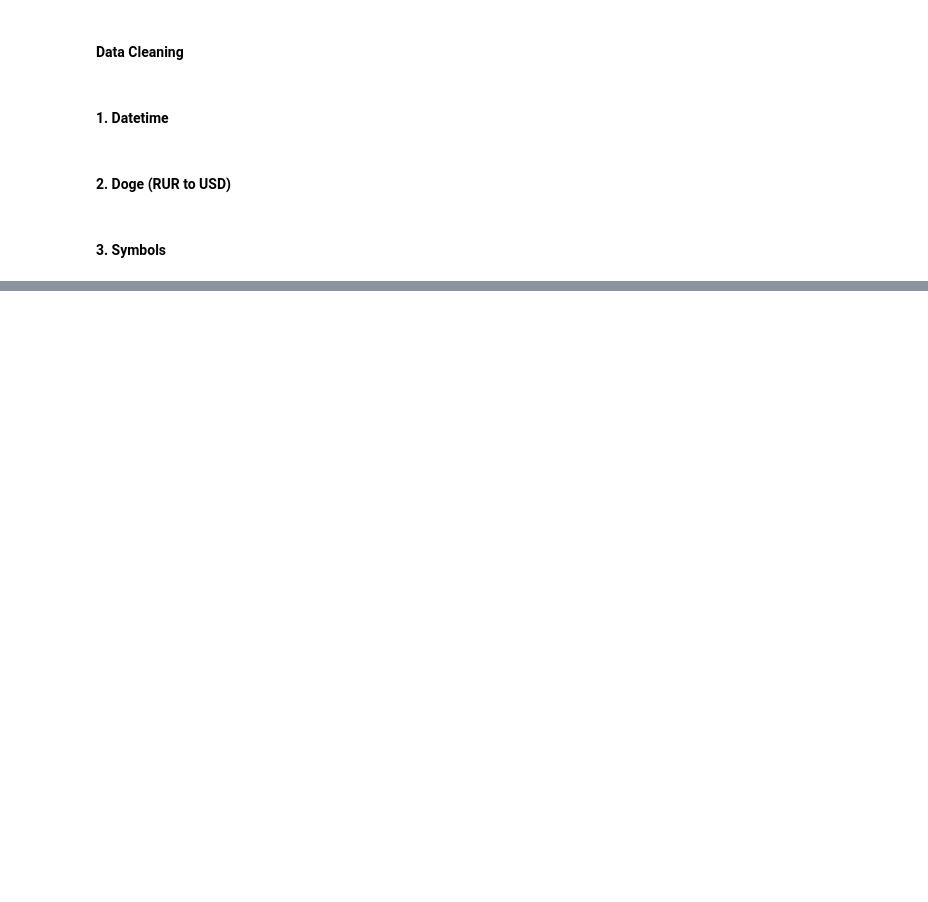
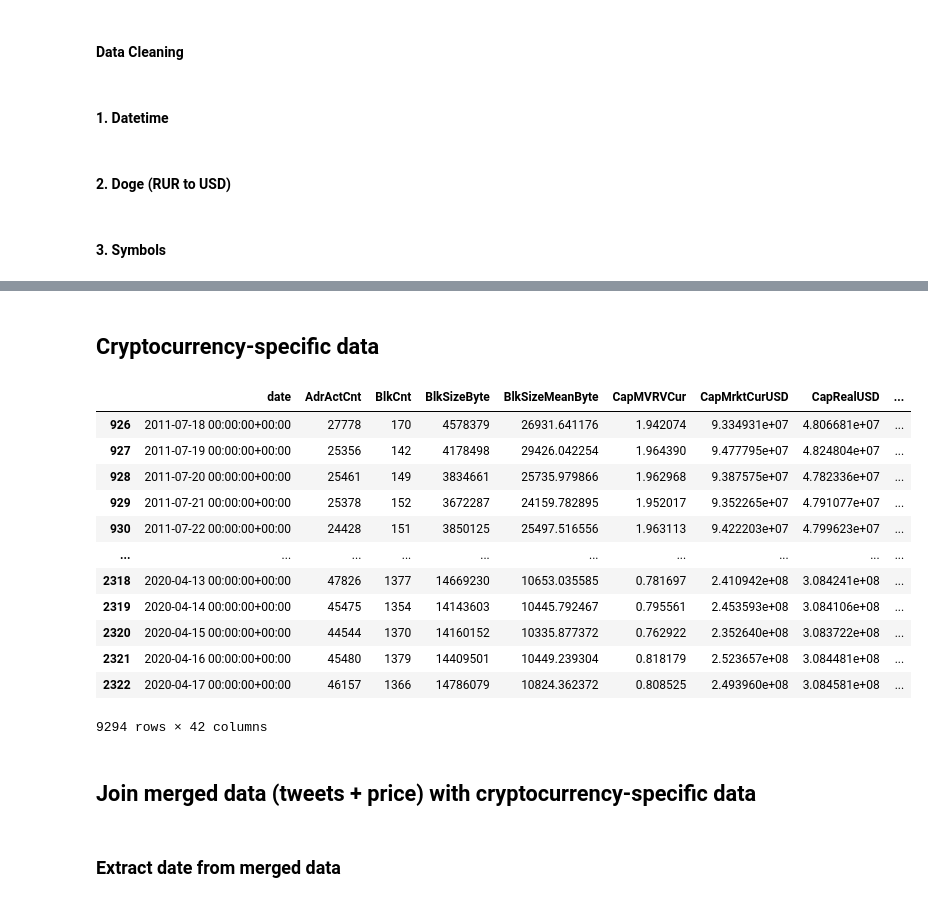
Before and after one commit to hweelin-yeo/CryptOracle, a Jupyter notebook: ds_project.ipynb, the cells around one changed output, grey strips where cells are left out. Drawn from its saved outputs; the diff is of its cells as text; code cells hidden in the pictures; blank space fills up the shorter version.

Commit message:
merged cryptocurrency-specific features

```diff
--- a/ds_project.ipynb
+++ b/ds_project.ipynb
@@ -346,0 +345,41 @@ Number of matched tweet groups for k = 48: 960
+# %% [markdown]
+## Cryptocurrency-specific data
+# %%
+BTC_data = pd.read_csv("data/btc.csv")
+ETH_data = pd.read_csv("data/eth.csv")
+LTC_data = pd.read_csv("data/ltc.csv")
+BCH_data = pd.read_csv("data/bch.csv")
+DOGE_data = pd.read_csv("data/doge.csv")
+
+BTC_data["coin"] = "BTC.X"
+ETH_data["coin"] = "ETH.X"
+LTC_data["coin"] = "LTC.X"
+BCH_data["coin"] = "BCH.X"
+DOGE_data["coin"] = "DOGE.X"
+
+data_df_lists = [BTC_data, ETH_data, LTC_data, BCH_data, DOGE_data]
+
+for df in data_df_lists:
+    df.dropna(inplace = True)
+    df['date'] = pd.to_datetime(df['date'], utc = True)
+
+data_df_combined = pd.concat(data_df_lists)
+data_df_combined
+# %% [output]
+|  | date | AdrActCnt | BlkCnt | BlkSizeByte | BlkSizeMeanByte | CapMVRVCur | CapMrktCurUSD | CapRealUSD | ... |
+| 926 | 2011-07-18 00:00:00+00:00 | 27778 | 170 | 4578379 | 26931.641176 | 1.942074 | 9.334931e+07 | 4.806681e+07 | ... |
+| 927 | 2011-07-19 00:00:00+00:00 | 25356 | 142 | 4178498 | 29426.042254 | 1.964390 | 9.477795e+07 | 4.824804e+07 | ... |
+| 928 | 2011-07-20 00:00:00+00:00 | 25461 | 149 | 3834661 | 25735.979866 | 1.962968 | 9.387575e+07 | 4.782336e+07 | ... |
+| 929 | 2011-07-21 00:00:00+00:00 | 25378 | 152 | 3672287 | 24159.782895 | 1.952017 | 9.352265e+07 | 4.791077e+07 | ... |
+| 930 | 2011-07-22 00:00:00+00:00 | 24428 | 151 | 3850125 | 25497.516556 | 1.963113 | 9.422203e+07 | 4.799623e+07 | ... |
+| ... | ... | ... | ... | ... | ... | ... | ... | ... | ... |
+| 2318 | 2020-04-13 00:00:00+00:00 | 47826 | 1377 | 14669230 | 10653.035585 | 0.781697 | 2.410942e+08 | 3.084241e+08 | ... |
+| 2319 | 2020-04-14 00:00:00+00:00 | 45475 | 1354 | 14143603 | 10445.792467 | 0.795561 | 2.453593e+08 | 3.084106e+08 | ... |
+| 2320 | 2020-04-15 00:00:00+00:00 | 44544 | 1370 | 14160152 | 10335.877372 | 0.762922 | 2.352640e+08 | 3.083722e+08 | ... |
+| 2321 | 2020-04-16 00:00:00+00:00 | 45480 | 1379 | 14409501 | 10449.239304 | 0.818179 | 2.523657e+08 | 3.084481e+08 | ... |
+| 2322 | 2020-04-17 00:00:00+00:00 | 46157 | 1366 | 14786079 | 10824.362372 | 0.808525 | 2.493960e+08 | 3.084581e+08 | ... |
+9294 rows × 42 columns
+# %% [markdown]
+## Join merged data (tweets + price) with cryptocurrency-specific data
+# %% [markdown]
+### Extract date from merged data
```
Also changed, not shown: parts of 15 cells of this notebook, 5 other files.
